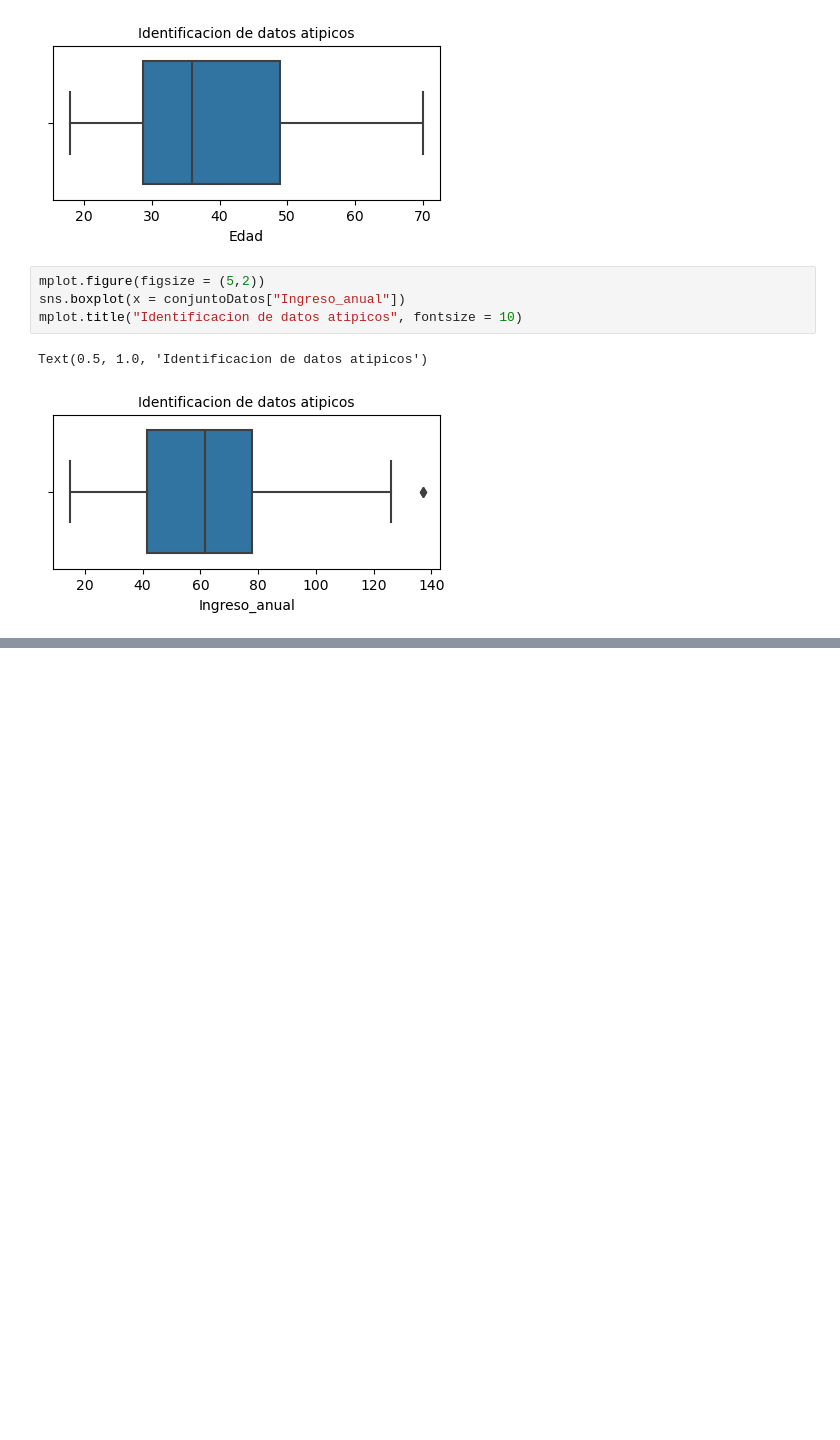
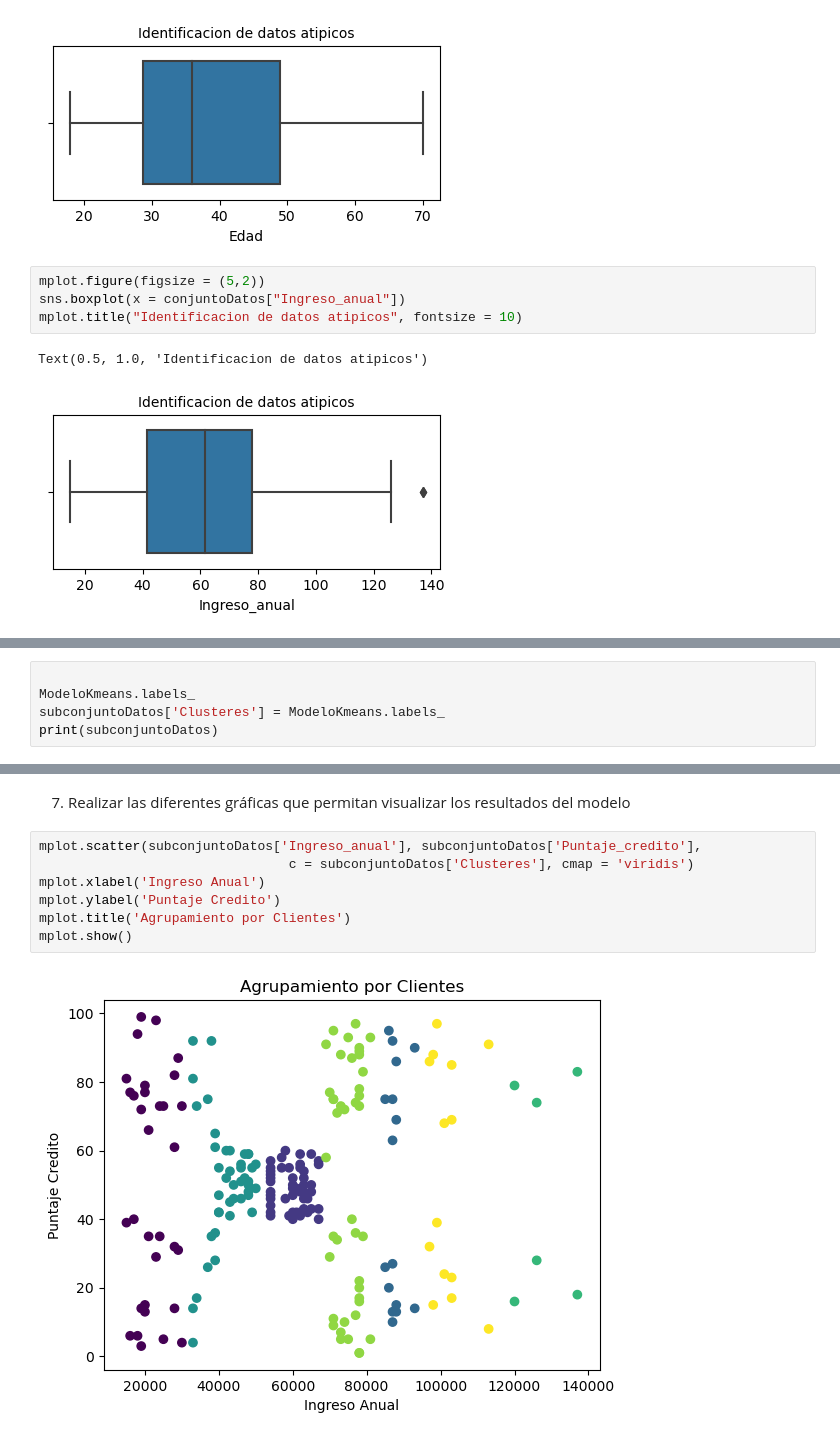
Before and after one commit to FelixRosalesG/Proyecto_No_Supervisado, a Jupyter notebook: Kmeans.ipynb, the cells around one changed output, grey strips where cells are left out. Saved outputs shown, nothing was run; the diff lists cells and outputs as text; blank space fills up the shorter version.

```diff
--- a/Kmeans.ipynb
+++ b/Kmeans.ipynb
@@ -81,0 +150,5 @@ Text(0.5, 1.0, 'Identificacion de datos atipicos')
+# %%
+
+ModeloKmeans.labels_
+subconjuntoDatos['Clusteres'] = ModeloKmeans.labels_
+print(subconjuntoDatos)
@@ -81,0 +201,11 @@ Text(0.5, 1.0, 'Identificacion de datos atipicos')
+# %% [markdown]
+7. Realizar las diferentes gráficas que permitan visualizar los resultados del modelo
+# %%
+mplot.scatter(subconjuntoDatos['Ingreso_anual'], subconjuntoDatos['Puntaje_credito'],
+                                c = subconjuntoDatos['Clusteres'], cmap = 'viridis')
+mplot.xlabel('Ingreso Anual')
+mplot.ylabel('Puntaje Credito')
+mplot.title('Agrupamiento por Clientes')
+mplot.show()
+# %% [output]
+[figure, added]
```
Also changed, not shown: parts of 19 cells of this notebook.
